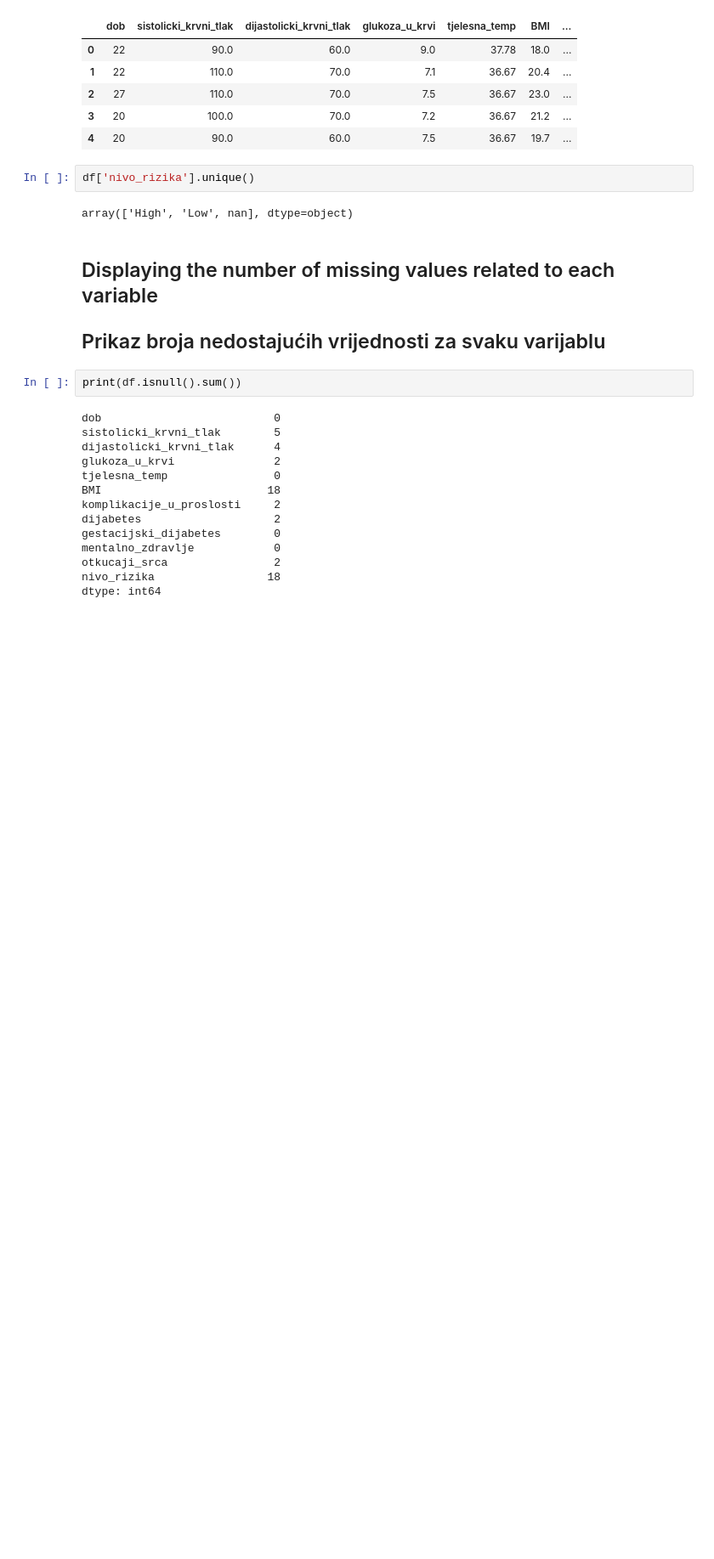
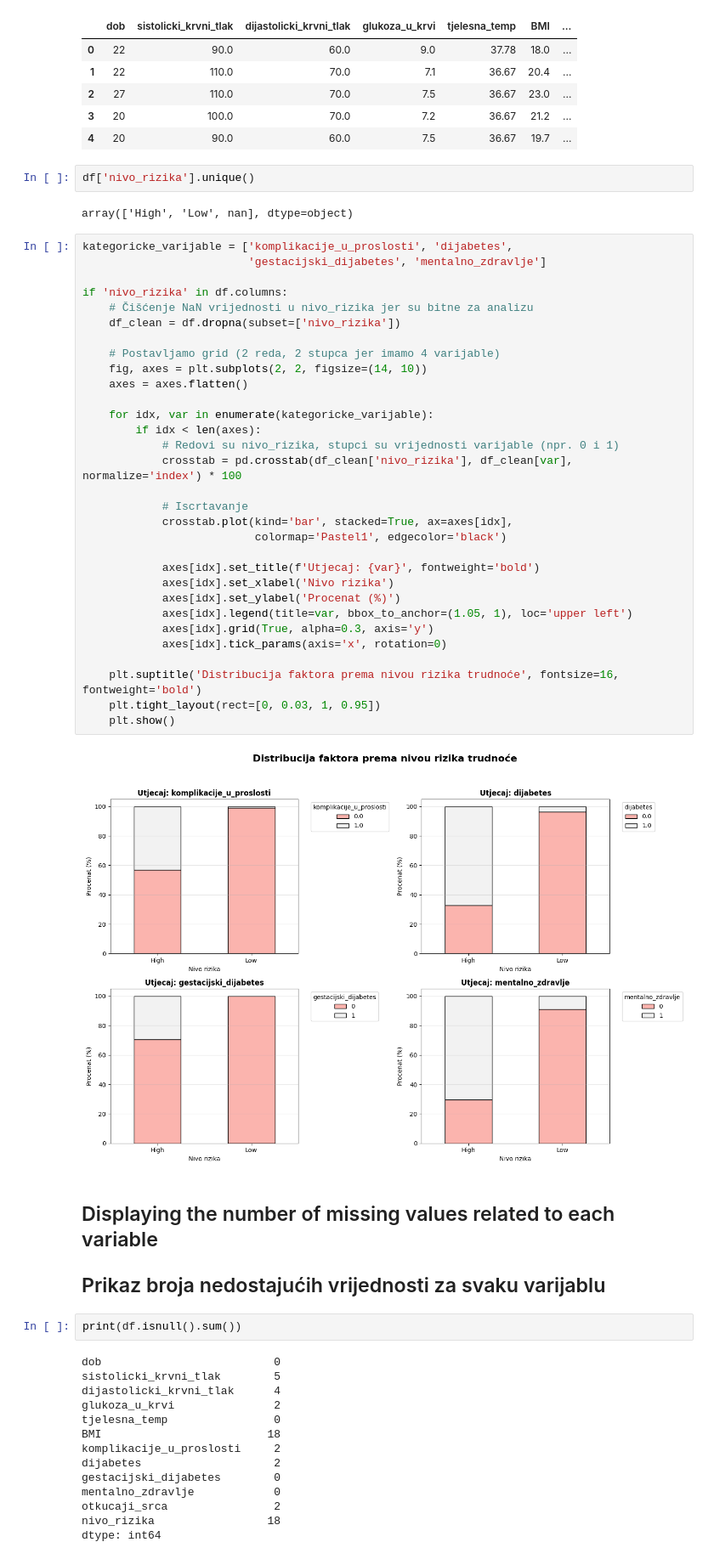
Before and after one commit to a-gcvc/Gestatix, a Jupyter notebook: notebooks/analysisSet1.ipynb, the cells around one changed output. Shown at 85% size. Saved outputs shown, nothing was run; the diff lists cells and outputs as text; blank space fills up the shorter version.

```diff
--- a/notebooks/analysisSet1.ipynb
+++ b/notebooks/analysisSet1.ipynb
@@ -76,6 +76,39 @@ df.head()
 df['nivo_rizika'].unique()
 # %% [output]
 array(['High', 'Low', nan], dtype=object)
+# %%
+kategoricke_varijable = ['komplikacije_u_proslosti', 'dijabetes',
+                         'gestacijski_dijabetes', 'mentalno_zdravlje']
+
+if 'nivo_rizika' in df.columns:
+    # Čišćenje NaN vrijednosti u nivo_rizika jer su bitne za analizu
+    df_clean = df.dropna(subset=['nivo_rizika'])
+
+    # Postavljamo grid (2 reda, 2 stupca jer imamo 4 varijable)
+    fig, axes = plt.subplots(2, 2, figsize=(14, 10))
+    axes = axes.flatten()
+
+    for idx, var in enumerate(kategoricke_varijable):
+        if idx < len(axes):
+            # Redovi su nivo_rizika, stupci su vrijednosti varijable (npr. 0 i 1)
+            crosstab = pd.crosstab(df_clean['nivo_rizika'], df_clean[var], normalize='index') * 100
+
+            # Iscrtavanje
+            crosstab.plot(kind='bar', stacked=True, ax=axes[idx],
+                          colormap='Pastel1', edgecolor='black')
+
+            axes[idx].set_title(f'Utjecaj: {var}', fontweight='bold')
+            axes[idx].set_xlabel('Nivo rizika')
+            axes[idx].set_ylabel('Procenat (%)')
+            axes[idx].legend(title=var, bbox_to_anchor=(1.05, 1), loc='upper left')
+            axes[idx].grid(True, alpha=0.3, axis='y')
+            axes[idx].tick_params(axis='x', rotation=0)
+
+    plt.suptitle('Distribucija faktora prema nivou rizika trudnoće', fontsize=16, fontweight='bold')
+    plt.tight_layout(rect=[0, 0.03, 1, 0.95])
+    plt.show()
+# %% [output]
+[figure, added]
 # %% [markdown]
 ## Displaying the number of missing values related to each variable
 ## Prikaz broja nedostajućih vrijednosti za svaku varijablu
```
Also changed, not shown: parts of 12 cells of this notebook, 1 other file.
